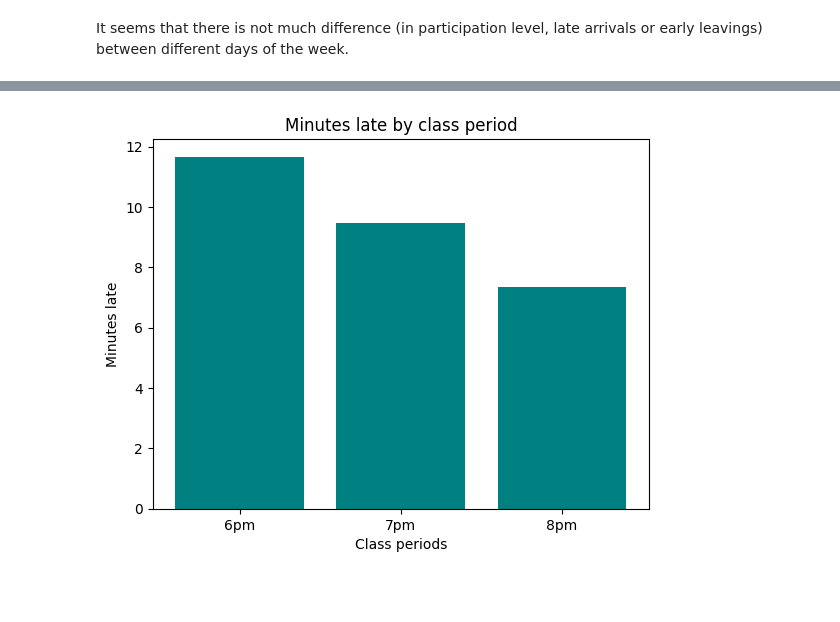
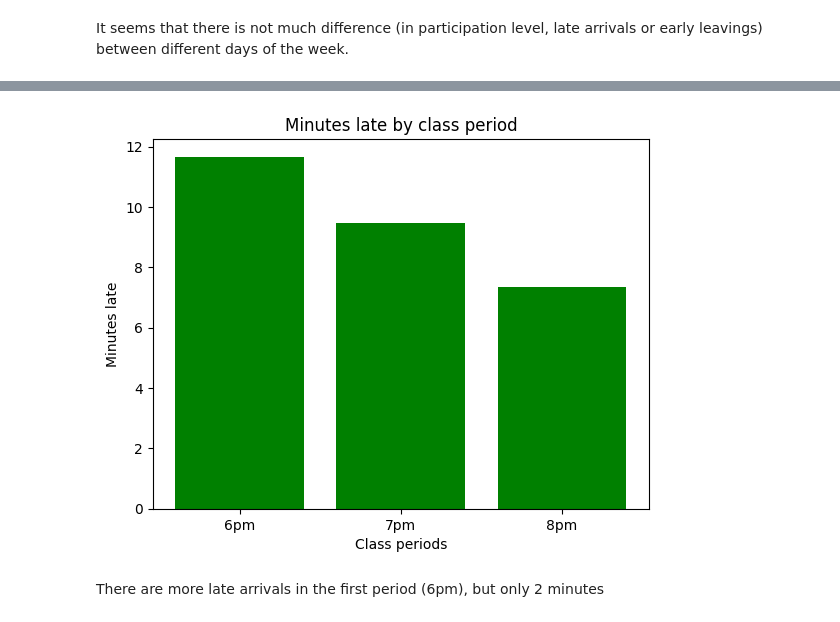
Before and after one commit to tthvan/Customer-Retention-Analysis, a Jupyter notebook: cleanin.ipynb, the cells around one changed output, grey strips where cells are left out. Saved outputs shown, nothing was run; the diff lists cells and outputs as text; code cells hidden in the pictures; blank space fills up the shorter version.

```diff
--- a/cleanin.ipynb
+++ b/cleanin.ipynb
@@ -1041,11 +1078,13 @@ hour_stats
 # %%
 classes = ['6pm', '7pm', '8pm']
 
-plt.bar(range(len(classes)), hour_stats['minutes_late'], color='teal')
+plt.bar(range(len(classes)), hour_stats['minutes_late'], color='green')
 plt.xlabel('Class periods')
 plt.ylabel('Minutes late')
 plt.title('Minutes late by class period')
 plt.xticks(range(len(classes)), classes)
 plt.show()
 # %% [output]
-[figure, old version]
+[figure, new version]
+# %% [markdown]
+There are more late arrivals in the first period (6pm), but only 2 minutes
```
Also changed, not shown: parts of 4 cells of this notebook.
